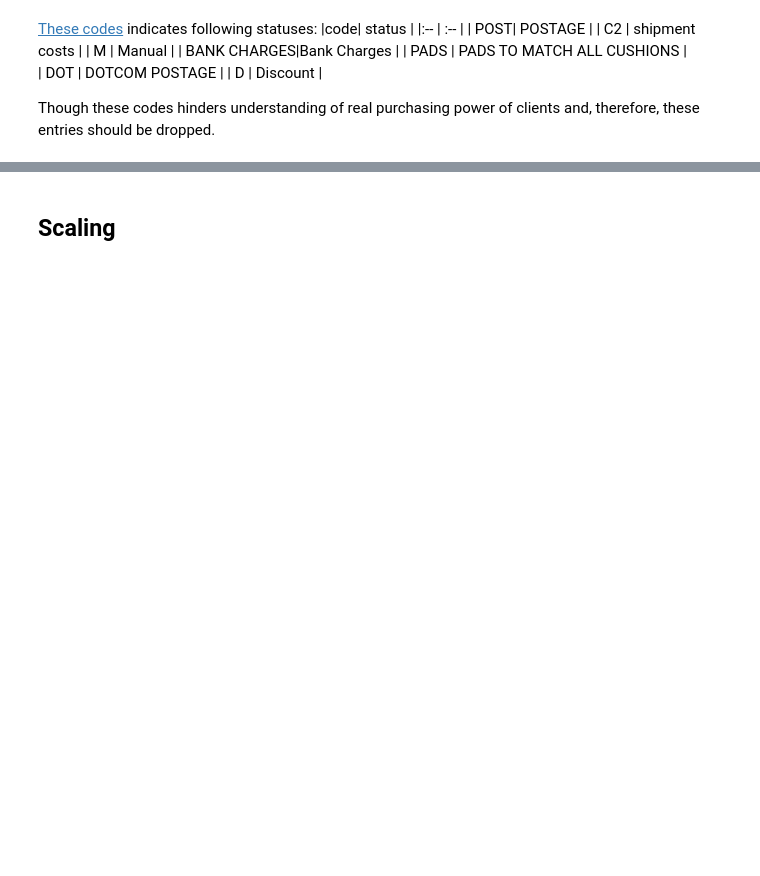
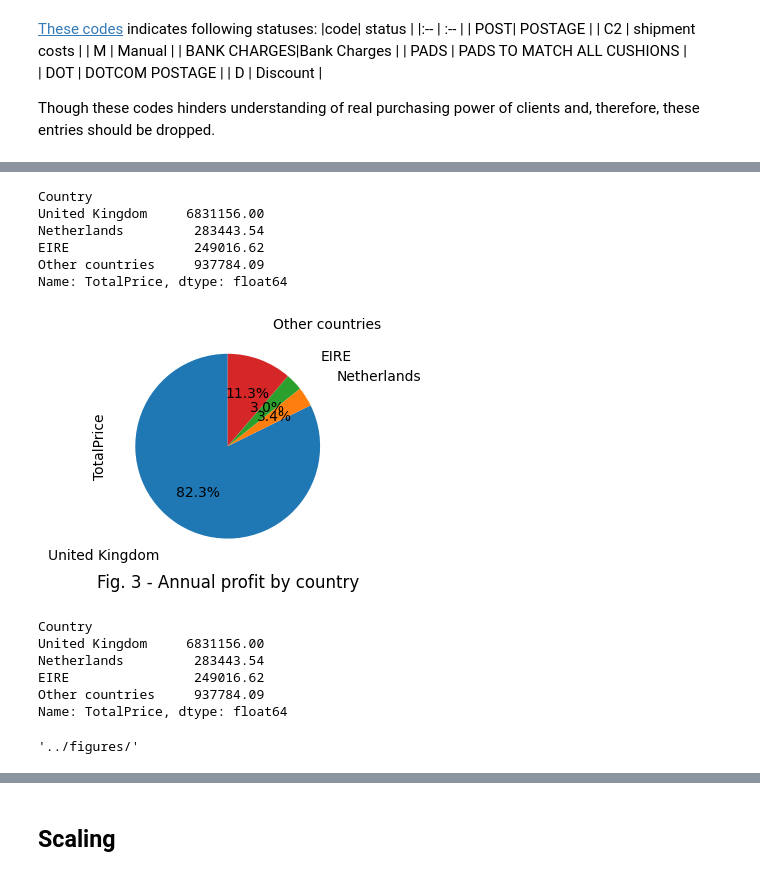
Before and after one commit to Alex1iv/web_shop_customers_segmentation, a Jupyter notebook: notebooks/webshop_segmentation.ipynb, the cells around one changed output, grey strips where cells are left out. Cells and saved outputs as stored; diff of their text form; code cells hidden in the pictures; blank space fills up the shorter version.

```diff
--- a/notebooks/webshop_segmentation.ipynb
+++ b/notebooks/webshop_segmentation.ipynb
@@ -212,0 +301,6 @@ data_cleaned_entries.shape
+# %%
+# Save results
+#positive_value.to_csv(path_data + 'preprocessed_webshop_data.zip')
+
+data = pd.read_csv(path_data + 'preprocessed_webshop_data.zip', index_col=0)
+data.head(1)
@@ -212,0 +326,38 @@ data_cleaned_entries.shape
+# %%
+temp = data.groupby('Country')['TotalPrice'].sum().sort_values(ascending=False).nlargest(3)
+temp.loc['Other countries'] =  data.groupby('Country')['TotalPrice'].sum().sort_values(ascending=False)[3:].sum()
+temp
+# %% [output]
+Country
+United Kingdom     6831156.00
+Netherlands         283443.54
+EIRE                249016.62
+Other countries     937784.09
+Name: TotalPrice, dtype: float64
+# %%
+plot_counter = 3
+fig = plt.figure(figsize=(6, 3))
+temp.plot(kind='pie', autopct=lambda v: f'{v:.1f}%', labeldistance = 1.4, startangle=90)
+
+plt.title(f'Fig. {plot_counter} - Annual profit by country', fontsize=12, y=-0.15);
+#labels = temp.index
+#labels = [f'{l}, {s:0.1g}%' for l, s in zip(labels, temp.values)]
+#plt.legend(bbox_to_anchor=(0.85, 1), loc='upper left', labels=labels);
+
+#ax2.set_title('b) exited cliens n=2037', loc='center', y=-0.1);
+#fig.legend(loc='upper right', title='Active client status')
+# %% [output]
+[figure, added]
+# %%
+temp
+# %% [output]
+Country
+United Kingdom     6831156.00
+Netherlands         283443.54
+EIRE                249016.62
+Other countries     937784.09
+Name: TotalPrice, dtype: float64
+# %%
+path_figures
+# %% [output]
+'../figures/'
```
Also changed, not shown: parts of 51 cells of this notebook, 4 other files.
